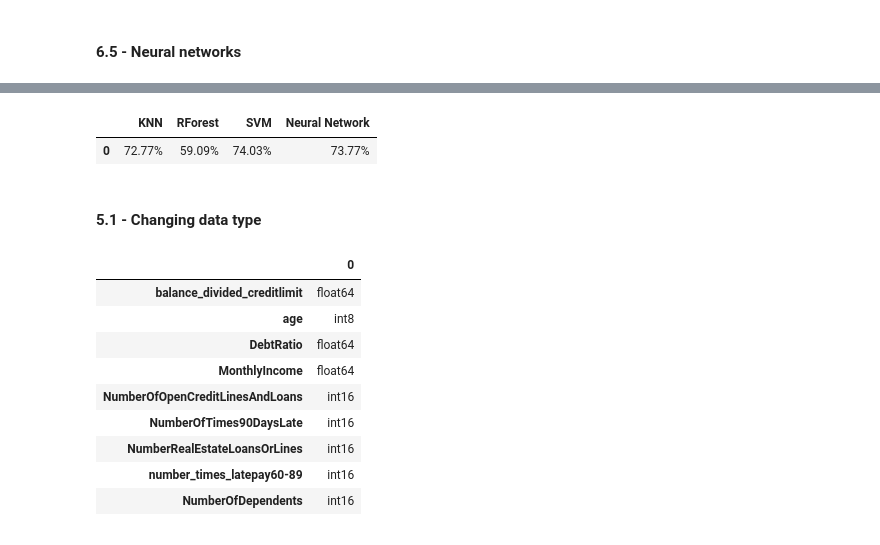
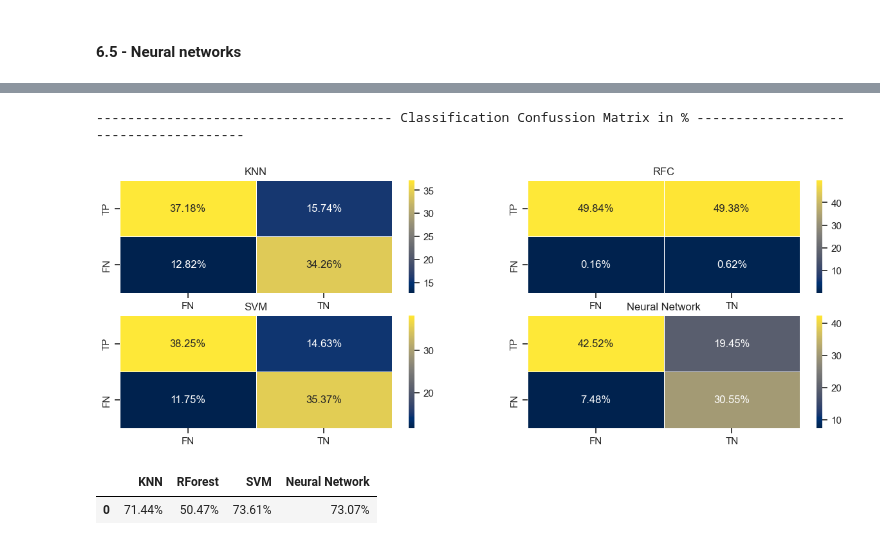
Before and after one commit to ectormgl/givemecredit, a Jupyter notebook: notebook/modelling.ipynb, the cells around one changed output, grey strips where cells are left out. Saved outputs shown, nothing was run; the diff lists cells and outputs as text; code cells hidden in the pictures.

```diff
--- a/notebook/modelling.ipynb
+++ b/notebook/modelling.ipynb
@@ -132,6 +97,12 @@ def plot_confussion(Y, y_pred):
 
 
     plt.show()
+
+def plot_confussion_subplots(Y, y_pred, ax=0):
+    confi = confusion_matrix(Y, y_pred)
+    confi = (confi/confi.sum())*100
+    formatted_confi = np.vectorize(lambda x: f"{x:.2f}%")(confi)
+    sns.heatmap(confi, annot=formatted_confi, fmt="", linewidths=.5, cmap='cividis', xticklabels=[ 'FN','TN'], yticklabels=['TP', 'FN'], ax=ax)
 # %%
 X_train, X_test, y_train, y_test = cleanData(df_data)
 ########################################################
@@ -300,6 +274,6 @@ _________________________________________________________________
 # %%
 y_nn=model.predict(X_test)
-y_pred = (y_nn >= 0.6).astype(int)
-acc_NN= (accuracy_score(y_pred, y_test ))*100
+y_pred_nn = (y_nn >= 0.6).astype(int)
+acc_NN= (accuracy_score(y_pred_nn, y_test ))*100
 print(f"Model Accuracy: {acc_NN}")
 # %% [output]
@@ -308,7 +313,23 @@ Model Accuracy: 73.77023095108201
+# %%
+fig, axs =plt.subplots(2, 2, figsize=(15, 5))
+plot_confussion_subplots(y_knn_n, y_test, ax=axs[0,0])
+axs[0,0].set_title('KNN')
+
+plot_confussion_subplots(y_RFC, y_test, ax=axs[0,1])
+axs[0,1].set_title('RFC')
+plot_confussion_subplots(y_pred, y_test, ax=axs[1,0])
+axs[1,0].set_title('SVM')
+plot_confussion_subplots(y_pred_nn, y_test, ax=axs[1,1])
+axs[1,1].set_title('Neural Network')
+
+print('-'*38, 'Classification Confussion Matrix in %' ,'-'*38)
+plt.show()
+# %% [output]
+-------------------------------------- Classification Confussion Matrix in % --------------------------------------
+[figure, added]
 # %%
 models_accuracy.loc[0]= {'KNN':f'{accuracy_knn:.2f}%', 'RForest': f'{accuracy_RFC:.2f}%', 'SVM': f'{accuracy_SVM:.2f}%', 'Neural Network': f'{acc_NN:.2f}%'}
+models_accuracy
+# %% [output]
+|  | KNN | RForest | SVM | Neural Network |
+| 0 | 71.44% | 50.47% | 73.61% | 73.07% |
-# %%
-models_accuracy
-# %% [output]
-|  | KNN | RForest | SVM | Neural Network |
-| 0 | 72.77% | 59.09% | 74.03% | 73.77% |
@@ -327,30 +335,0 @@ acc_teste= np.array(listest)
-# %% [markdown]
-#### 5.1 - Changing data type
-# %%
-columns_type= ['NumberOfOpenCreditLinesAndLoans', 'NumberOfTimes90DaysLate',
-       'NumberRealEstateLoansOrLines', 'number_times_latepay60-89',
-       'NumberOfDependents']
-
-X_train[columns_type] = X_train[columns_type].astype(np.int16)
-y_train = y_train.astype(np.int8)
-X_train['age'] = X_train['age'].astype(np.int8)
-
-
-X_test[columns_type] = X_test[columns_type].astype(np.int16)
-y_test = y_test.astype(np.int8)
-X_test['age'] = X_test['age'].astype(np.int8)
-pd.DataFrame(X_train.dtypes)
-
-
-# Note we are reducing the bits usage of the features looking for a better perfomance. Some features as 'Age' doesn't need any bigger type than int8
-# %% [output]
-|  | 0 |
-| balance_divided_creditlimit | float64 |
-| age | int8 |
-| DebtRatio | float64 |
-| MonthlyIncome | float64 |
-| NumberOfOpenCreditLinesAndLoans | int16 |
-| NumberOfTimes90DaysLate | int16 |
-| NumberRealEstateLoansOrLines | int16 |
-| number_times_latepay60-89 | int16 |
-| NumberOfDependents | int16 |
```
Also changed, not shown: parts of 22 cells of this notebook, 2 other files.
